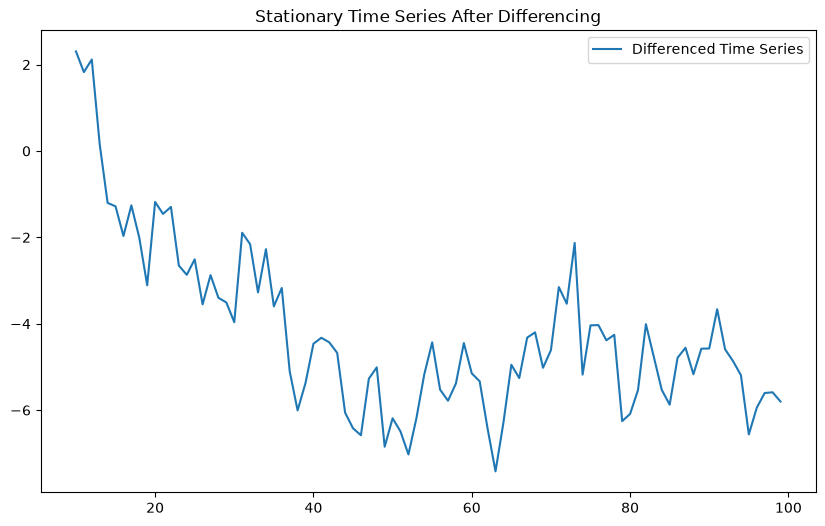
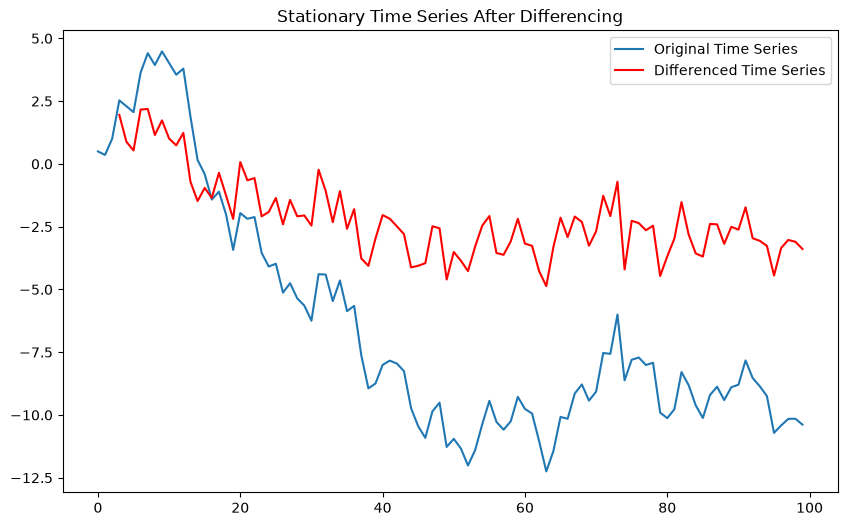
Code edit (unified diff) that turned the first committed figure into the second:
--- before
+++ after
@@ -1,5 +1,6 @@
 # Plot the differenced time series
 plt.figure(figsize=(10, 6))
-plt.plot(diff_series, label='Differenced Time Series')
+plt.plot(time_series, label='Original Time Series')
+plt.plot(diff_series, label='Differenced Time Series',color='red') 
 plt.title('Stationary Time Series After Differencing')
 plt.legend()

Commit: updates